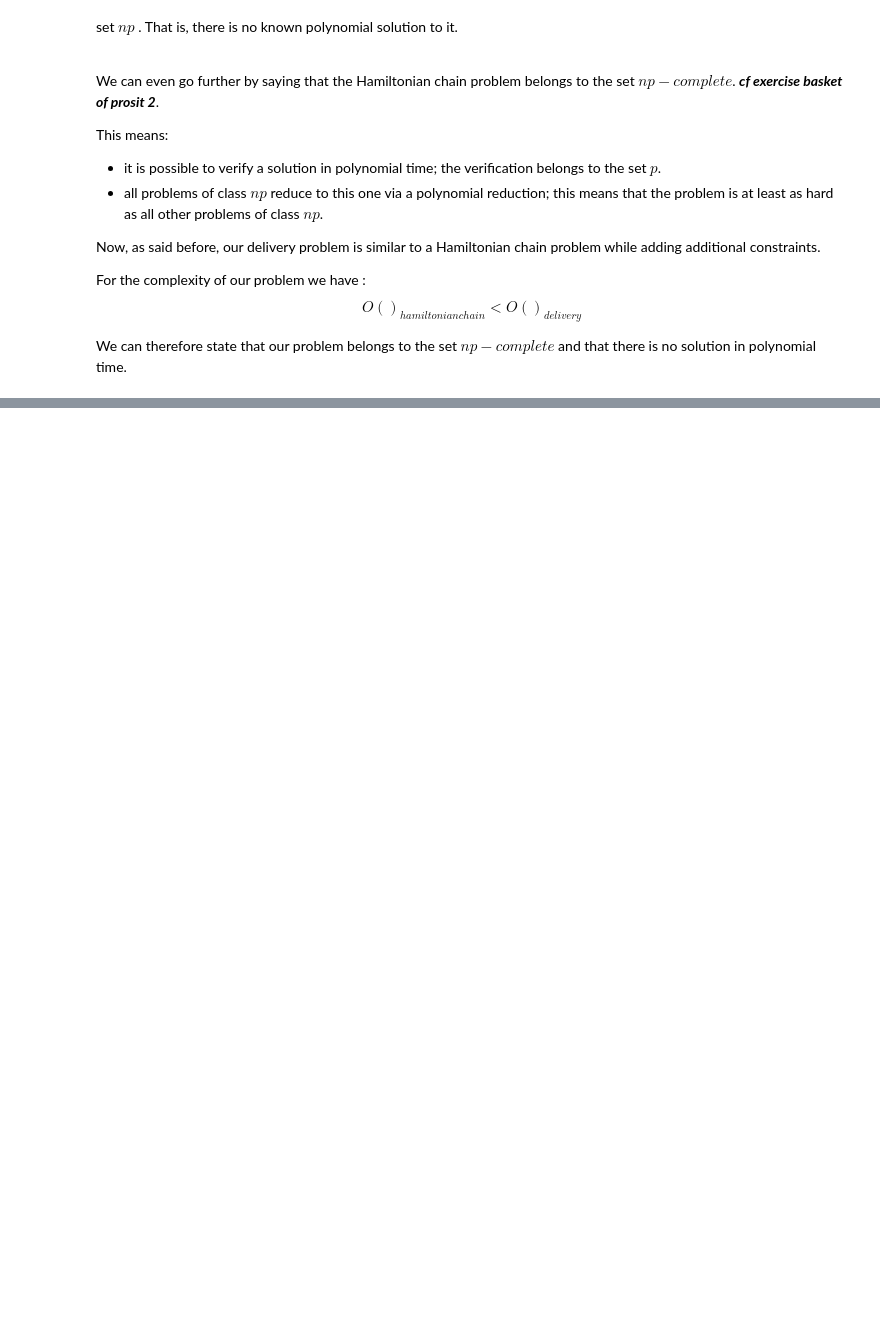
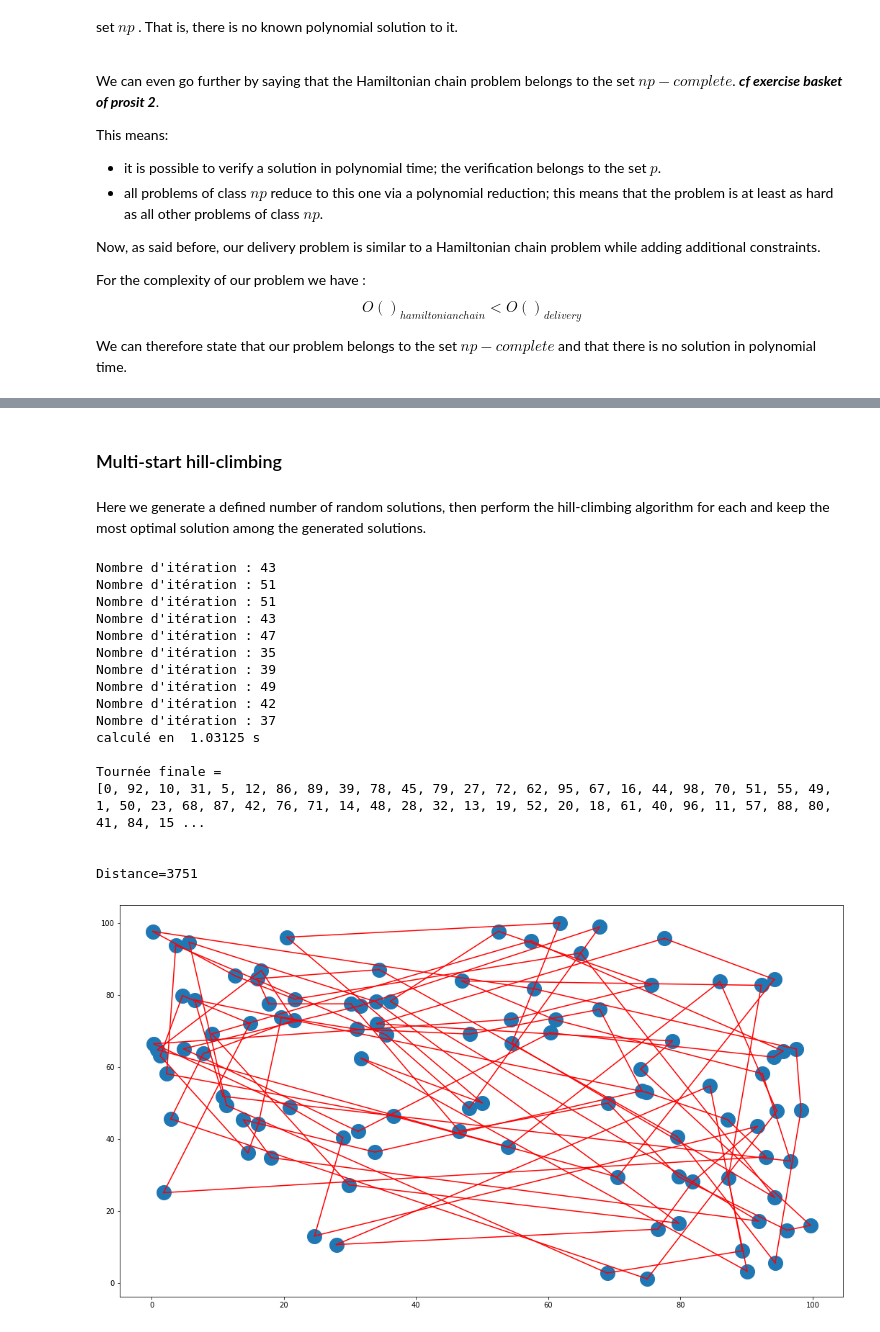
Before and after one commit to OscarPALISSOT/Routing_vehicule_problem_Python, a Jupyter notebook: Livrable2-EN.ipynb, the cells around one changed output, grey strips where cells are left out. Drawn from its saved outputs; the diff is of its cells as text; code cells hidden in the pictures; blank space fills up the shorter version.

```diff
--- a/Livrable2-EN.ipynb
+++ b/Livrable2-EN.ipynb
@@ -240,0 +330,44 @@ Je commence par générer une solution aléatoire au problème. Ce n'est pas la
+# %% [markdown]
+### Multi-start hill-climbing
+# %% [markdown]
+Here we generate a defined number of random solutions, then perform the hill-climbing algorithm for each and keep the most optimal solution among the generated solutions.
+# %%
+nb_iterations = 10
+
+start = time.process_time()
+val_min = 0
+for i in routes:
+    val_min += sum(i)
+for _ in range(nb_iterations):
+    tournee = randomSolution()
+    sol_courante = hill_climbing(tournee)
+    val_courante = distanceTournee(sol_courante)
+    if (val_courante < val_min):
+        val_min = val_courante
+        sol_min = sol_courante
+stop = time.process_time()
+print("calculé en ", stop-start, 's')
+print("\nTournée finale =" )
+print(sol_min)
+print('\n')
+print("Distance=%d"% val_min)
+printTournee(villes, sol_min)
+# %% [output]
+Nombre d'itération : 43
+Nombre d'itération : 51
+Nombre d'itération : 51
+Nombre d'itération : 43
+Nombre d'itération : 47
+Nombre d'itération : 35
+Nombre d'itération : 39
+Nombre d'itération : 49
+Nombre d'itération : 42
+Nombre d'itération : 37
+calculé en  1.03125 s
+
+Tournée finale =
+[0, 92, 10, 31, 5, 12, 86, 89, 39, 78, 45, 79, 27, 72, 62, 95, 67, 16, 44, 98, 70, 51, 55, 49, 1, 50, 23, 68, 87, 42, 76, 71, 14, 48, 28, 32, 13, 19, 52, 20, 18, 61, 40, 96, 11, 57, 88, 80, 41, 84, 15 ...
+
+
+Distance=3751
+[figure, added]
```
Also changed, not shown: parts of 43 cells of this notebook, 1 other file.
